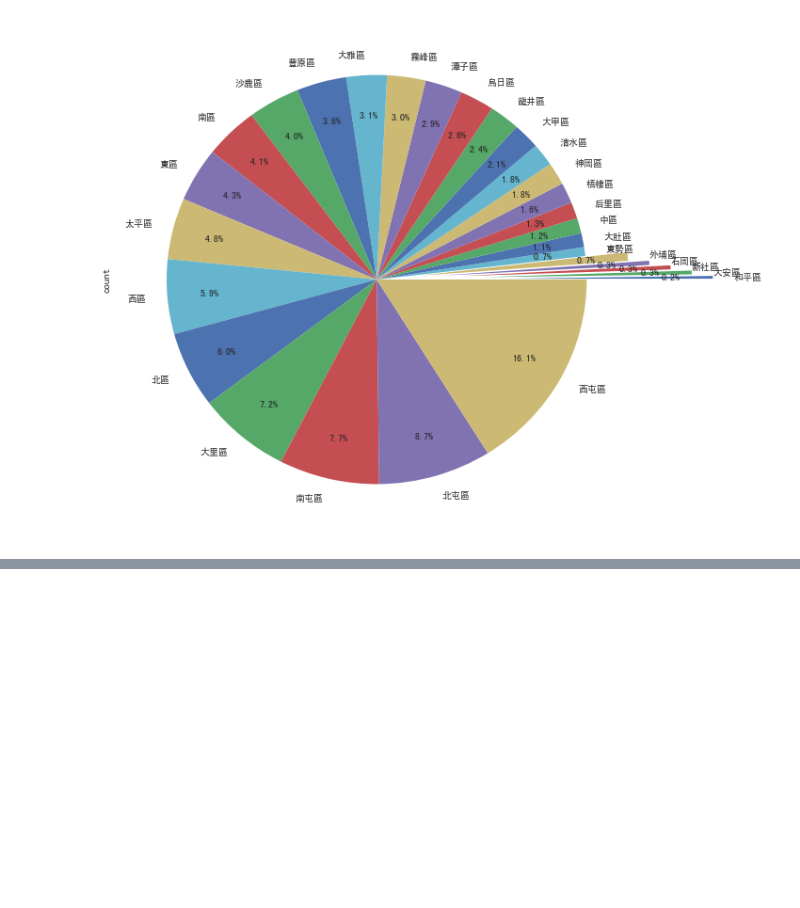
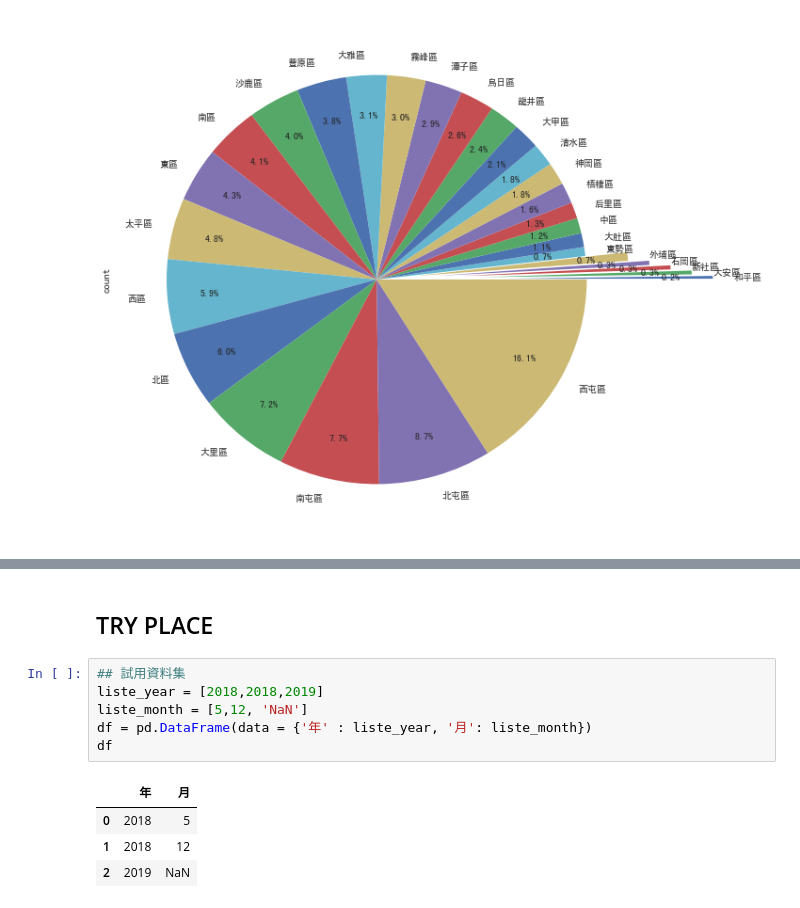
Before and after one commit to WangYenTing/Python, a Jupyter notebook: 台中市交通事故資料.ipynb, the cells around one changed output, grey strips where cells are left out. Saved outputs shown, nothing was run; the diff lists cells and outputs as text; blank space fills up the shorter version.

```diff
--- a/台中市交通事故資料.ipynb
+++ b/台中市交通事故資料.ipynb
@@ -101,0 +198,13 @@ df_pie.plot(kind = 'pie', explode = explode, figsize=(10, 10), autopct='%1.1f%%'
+# %% [markdown]
+## TRY PLACE
+# %%
+## 試用資料集
+liste_year = [2018,2018,2019]
+liste_month = [5,12, 'NaN']
+df = pd.DataFrame(data = {'年' : liste_year, '月': liste_month})
+df
+# %% [output]
+|  | 年 | 月 |
+| 0 | 2018 | 5 |
+| 1 | 2018 | 12 |
+| 2 | 2019 | NaN |
```
Also changed, not shown: parts of 21 cells of this notebook.
